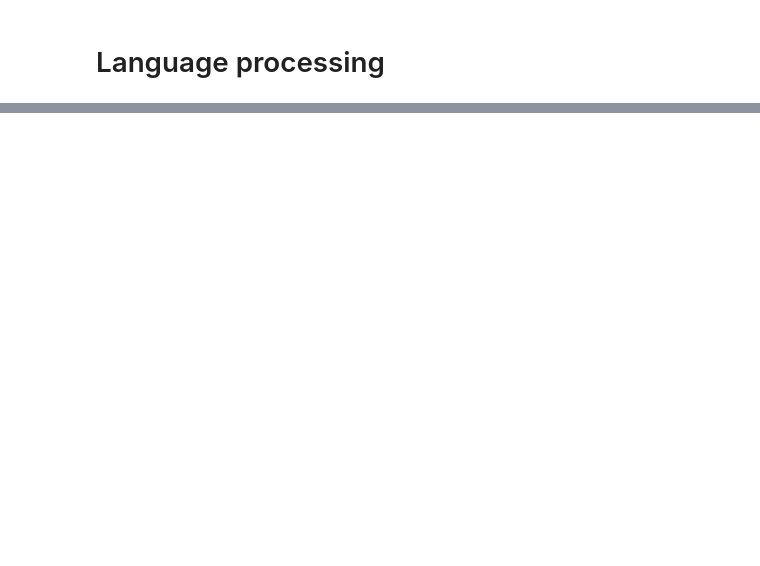
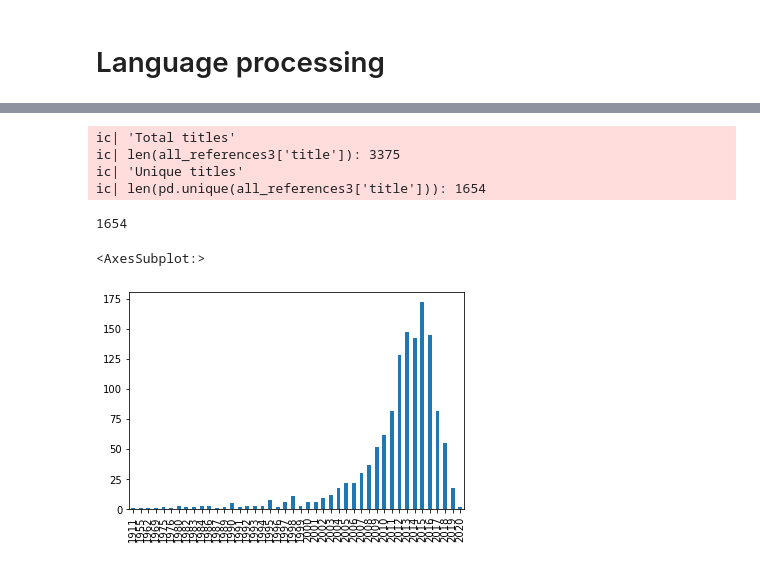
Before and after one commit to liammagee/patents-ai, a Jupyter notebook: analysis.ipynb, the cells around one changed output, grey strips where cells are left out. Saved outputs shown, nothing was run; the diff lists cells and outputs as text; code cells hidden in the pictures; blank space fills up the shorter version.

Commit message:
Add basic chart of year frequencies

```diff
--- a/analysis.ipynb
+++ b/analysis.ipynb
@@ -136,7 +136,7 @@ def gen_refs_with_pages(text):
         re_digit()
         + r'('
         + re_first_first()
-        + r'[^\[]*?\,?\ '
+        + r'[^\[\u201c-\u201f]*?\,?\ '
         + re_year()
         + re_pages()
         + r')'
@@ -152,14 +152,14 @@ def gen_refs_end_year_firstname_first(text):
     r = (
         re_digit()
         + r'('
-        + re_first_first_multiple()
+        # + re_first_first_multiple()
         + re_first_first()
-        + r'[^\[]*?'
+        + r'[^\[\,]*?'
         + re_in_journal()
         + r'[^\[]*?'
         + re_year()
+        + r'\.'
         + r')'
-        + r'\.?'
         )
     regex = re.compile(r)
     return re_matches(text, regex)
@@ -514,13 +626,12 @@ The code below analyses frequencies and extracts references for a 'seed' paper.
 Both file name and title must be supplied, and the PDF file downloaded to the 'refs' directory first.
 # %%
 
-# Input
+# # Input
 file_name = '2106.12139.pdf'
 title = 'PatentNet: A Large-Scale Incomplete Multiview, Multimodal, Multilabel Industrial Goods Image Database'
 
-
 # Extract the text
-text = textract.process("refs/" + file_name).decode('utf-8')
+text = textract.process("refs/" + file_name).decode('utf-8').replace('\n', ' ')
 
 # Obtain word frequencies
 freqs = word_frequencies(text)
@@ -780,0 +881,6 @@ all_references.to_csv('data/all_references.csv')
+# %%
+
+# 3rd level analysis
+d3 = './refs/download/3'
+all_freqs3, all_references3 = extract_frequences_and_references(d3, freqs, references)
+all_references3.to_csv('data/all_references3.csv')
@@ -809,0 +991,15 @@ data 247
+# %%
+ic('Total titles')
+ic(len(all_references3['title']))
+ic('Unique titles')
+ic(len(pd.unique(all_references3['title'])))
+# %% [output]
+ic| 'Total titles'
+ic| len(all_references3['title']): 3375
+ic| 'Unique titles'
+ic| len(pd.unique(all_references3['title'])): 1654
+1654
+# %%
+all_references3.reset_index(drop=True, inplace=True)
+empty_years = all_references3[all_references3['year'] == ''].index
+all_refs_uniq = all_references3.drop(empty_years).drop_duplicates('title')
@@ -809,0 +1008,8 @@ data 247
+# %%
+all_refs_uniq.loc[:,'year'] = all_refs_uniq.loc[:, 'year'].astype(int)
+
+year_counts = all_refs_uniq.query('year > 1900 and year < 2022').loc[:,'year'].value_counts().sort_index()
+year_counts.plot(kind='bar')
+# %% [output]
+<AxesSubplot:>
+[figure, added]
```
Also changed, not shown: parts of 26 cells of this notebook, 4 other files.
